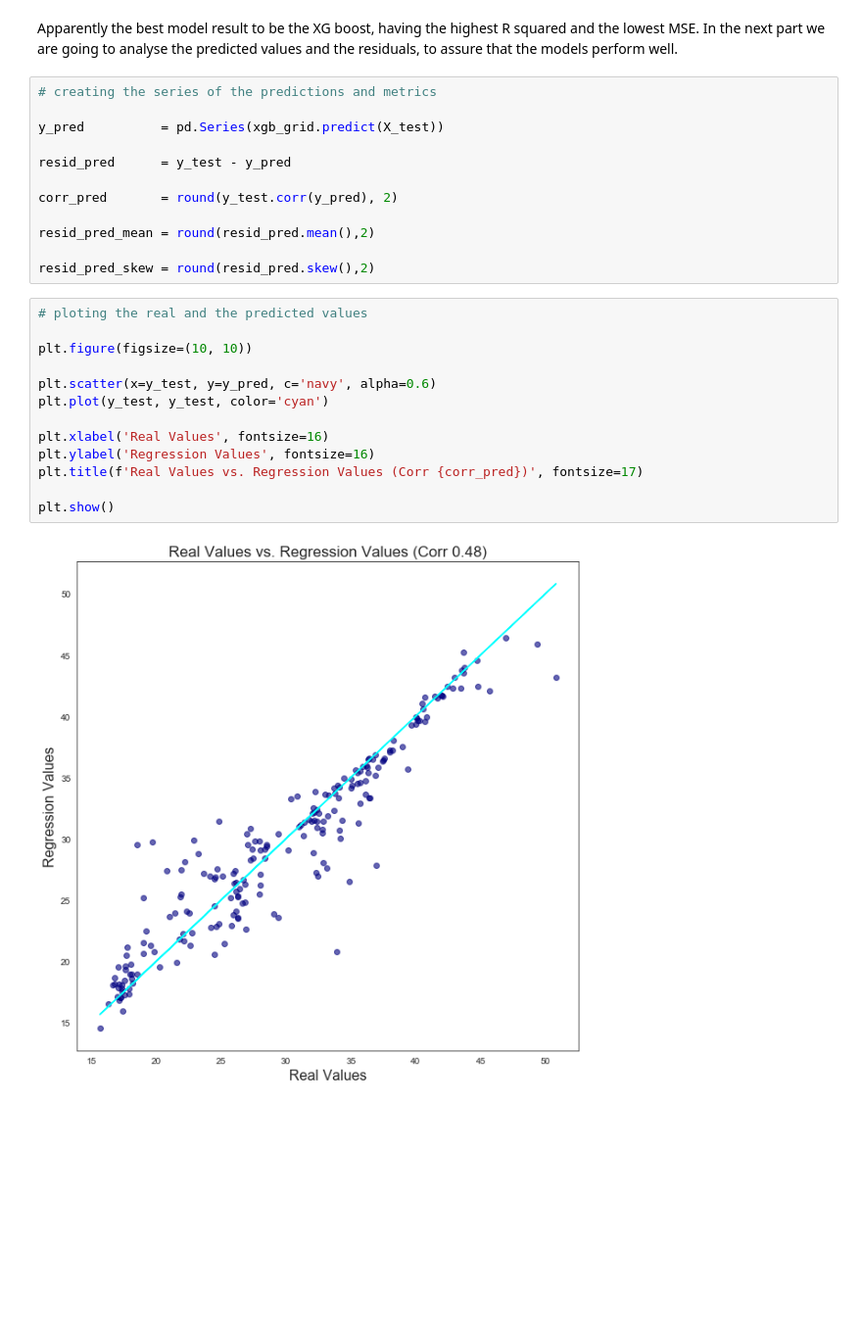
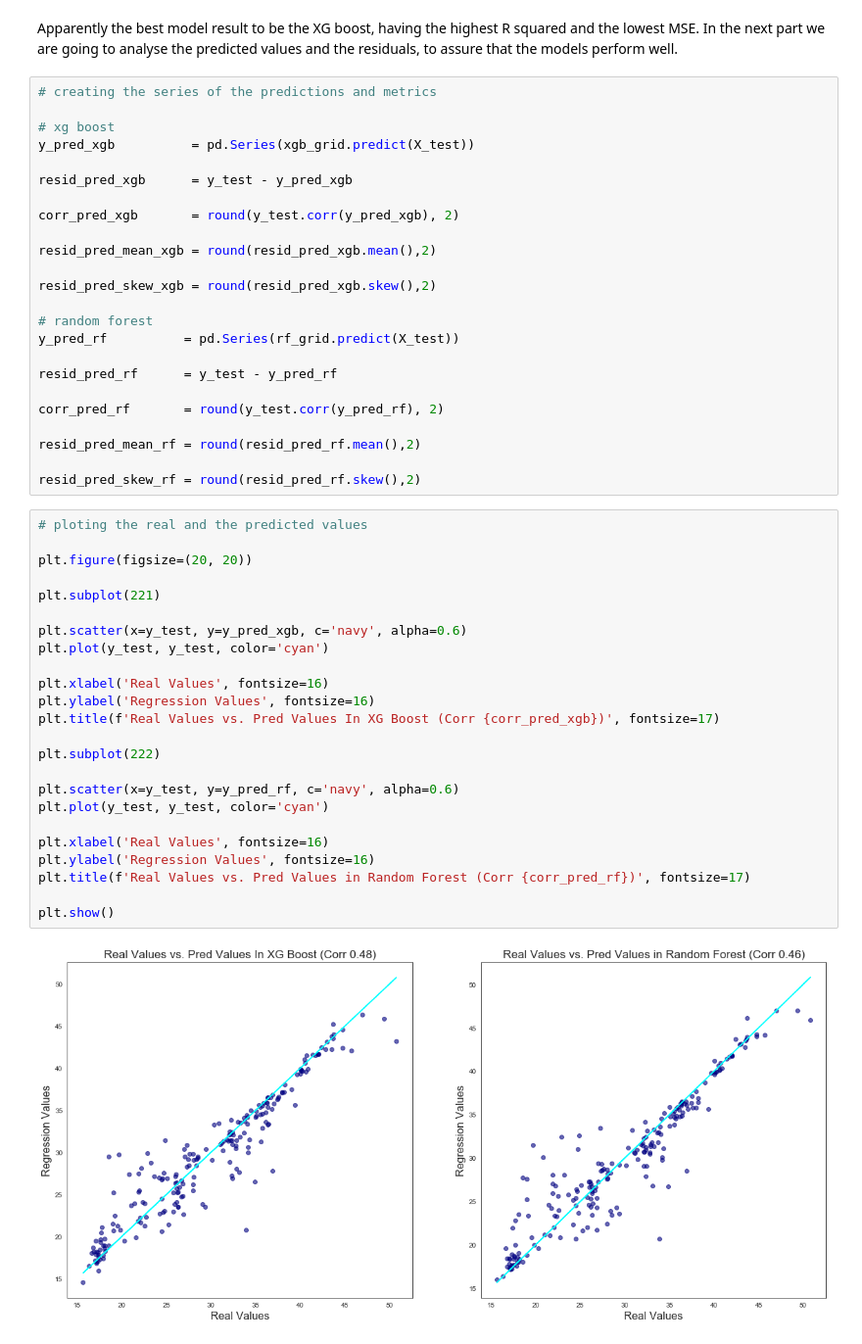
Before and after one commit to Alexisbiancotti/Obesity_Prediction, a Jupyter notebook: Obesity_Prediction.ipynb, the cells around one changed output. Shown at 98% size. Cells and saved outputs as stored; diff of their text form; blank space fills up the shorter version.

```diff
--- a/Obesity_Prediction.ipynb
+++ b/Obesity_Prediction.ipynb
@@ -411,29 +482,52 @@ Apparently the best model result to be the XG boost, having the highest R square
 # %%
 # creating the series of the predictions and metrics
 
-y_pred          = pd.Series(xgb_grid.predict(X_test))
+# xg boost
+y_pred_xgb          = pd.Series(xgb_grid.predict(X_test))
 
-resid_pred      = y_test - y_pred
+resid_pred_xgb      = y_test - y_pred_xgb
 
-corr_pred       = round(y_test.corr(y_pred), 2)
+corr_pred_xgb       = round(y_test.corr(y_pred_xgb), 2)
 
-resid_pred_mean = round(resid_pred.mean(),2)
+resid_pred_mean_xgb = round(resid_pred_xgb.mean(),2)
 
-resid_pred_skew = round(resid_pred.skew(),2)
+resid_pred_skew_xgb = round(resid_pred_xgb.skew(),2)
+
+# random forest
+y_pred_rf          = pd.Series(rf_grid.predict(X_test))
+
+resid_pred_rf      = y_test - y_pred_rf
+
+corr_pred_rf       = round(y_test.corr(y_pred_rf), 2)
+
+resid_pred_mean_rf = round(resid_pred_rf.mean(),2)
+
+resid_pred_skew_rf = round(resid_pred_rf.skew(),2)
 # %%
 # ploting the real and the predicted values
 
-plt.figure(figsize=(10, 10))
+plt.figure(figsize=(20, 20))
 
-plt.scatter(x=y_test, y=y_pred, c='navy', alpha=0.6)
+plt.subplot(221)
+
+plt.scatter(x=y_test, y=y_pred_xgb, c='navy', alpha=0.6)
 plt.plot(y_test, y_test, color='cyan')
 
 plt.xlabel('Real Values', fontsize=16)
 plt.ylabel('Regression Values', fontsize=16)
-plt.title(f'Real Values vs. Regression Values (Corr {corr_pred})', fontsize=17)
+plt.title(f'Real Values vs. Pred Values In XG Boost (Corr {corr_pred_xgb})', fontsize=17)
+
+plt.subplot(222)
+
+plt.scatter(x=y_test, y=y_pred_rf, c='navy', alpha=0.6)
+plt.plot(y_test, y_test, color='cyan')
+
+plt.xlabel('Real Values', fontsize=16)
+plt.ylabel('Regression Values', fontsize=16)
+plt.title(f'Real Values vs. Pred Values in Random Forest (Corr {corr_pred_rf})', fontsize=17)
 
 plt.show()
 # %% [output]
-[figure, old version]
+[figure, new version]
 # %%
 # ploting the frecuency of the residuals
```
Also changed, not shown: parts of 40 cells of this notebook, 1 other file.
